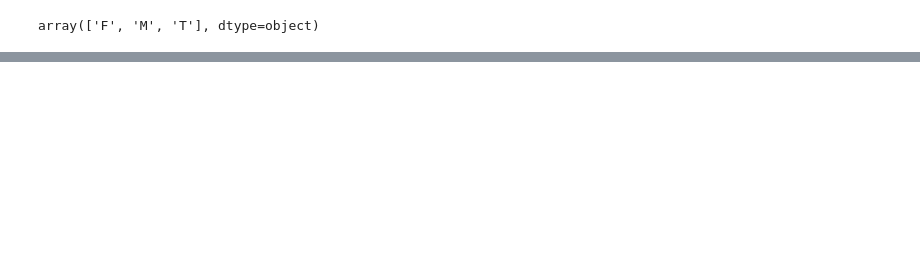
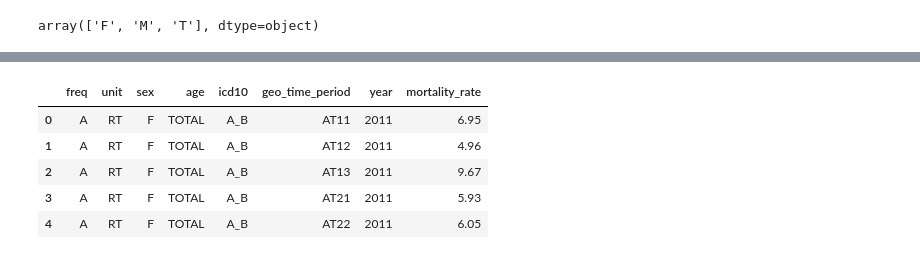
Before and after one commit to bibianglez/Final_project, a Jupyter notebook: notebooks/sickness_notebook.ipynb, the cells around one changed output, grey strips where cells are left out. Drawn from its saved outputs; the diff is of its cells as text; code cells hidden in the pictures; blank space fills up the shorter version.

```diff
--- a/notebooks/sickness_notebook.ipynb
+++ b/notebooks/sickness_notebook.ipynb
@@ -184,0 +327,15 @@ array(['F', 'M', 'T'], dtype=object)
+# %%
+df_mortality_nuts2_long = pd.melt(
+    df_mortality_nuts2_clean,
+    id_vars=['freq', 'unit', 'sex', 'age', 'icd10', 'geo_time_period'],
+    var_name='year',
+    value_name='mortality_rate'
+)
+df_mortality_nuts2_long.head()
+# %% [output]
+|  | freq | unit | sex | age | icd10 | geo_time_period | year | mortality_rate |
+| 0 | A | RT | F | TOTAL | A_B | AT11 | 2011 | 6.95 |
+| 1 | A | RT | F | TOTAL | A_B | AT12 | 2011 | 4.96 |
+| 2 | A | RT | F | TOTAL | A_B | AT13 | 2011 | 9.67 |
+| 3 | A | RT | F | TOTAL | A_B | AT21 | 2011 | 5.93 |
+| 4 | A | RT | F | TOTAL | A_B | AT22 | 2011 | 6.05 |
```
Also changed, not shown: parts of 14 cells of this notebook, 7 other files.
